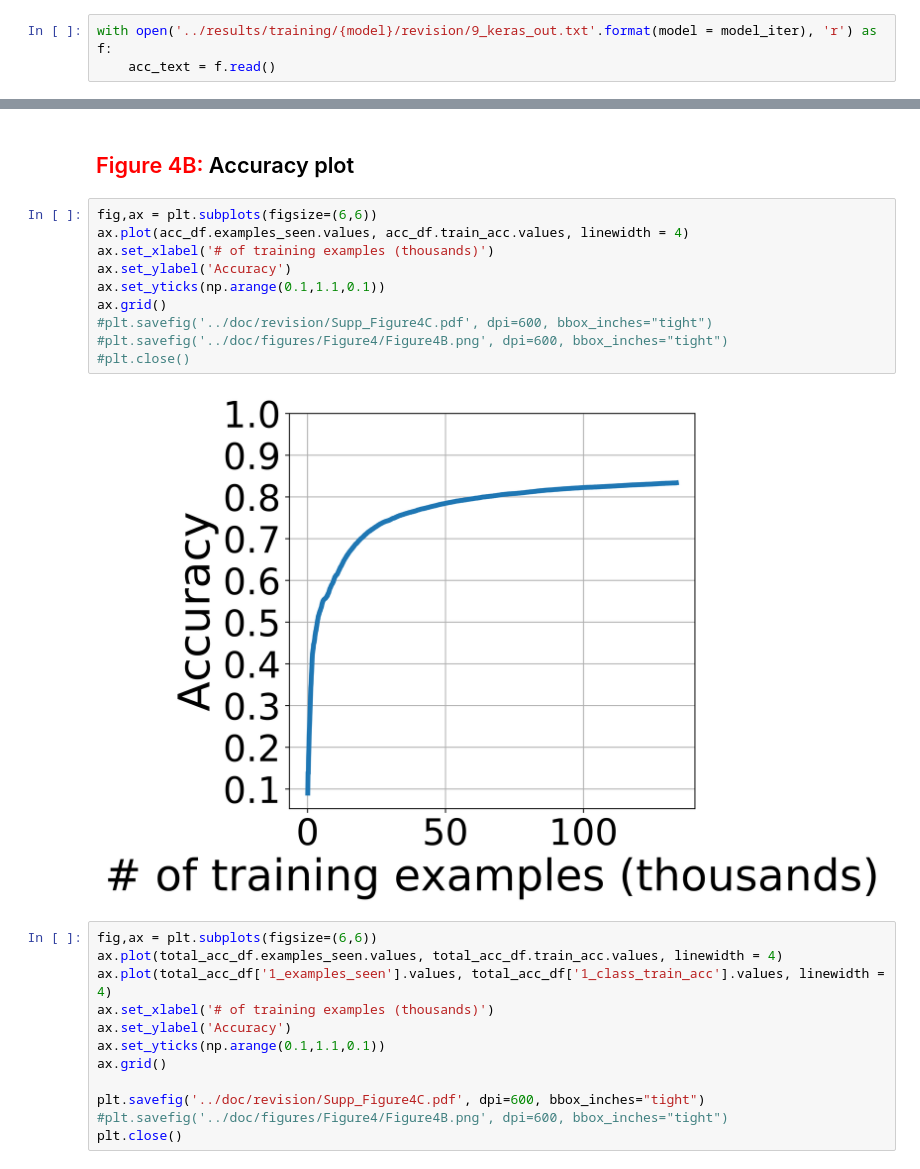
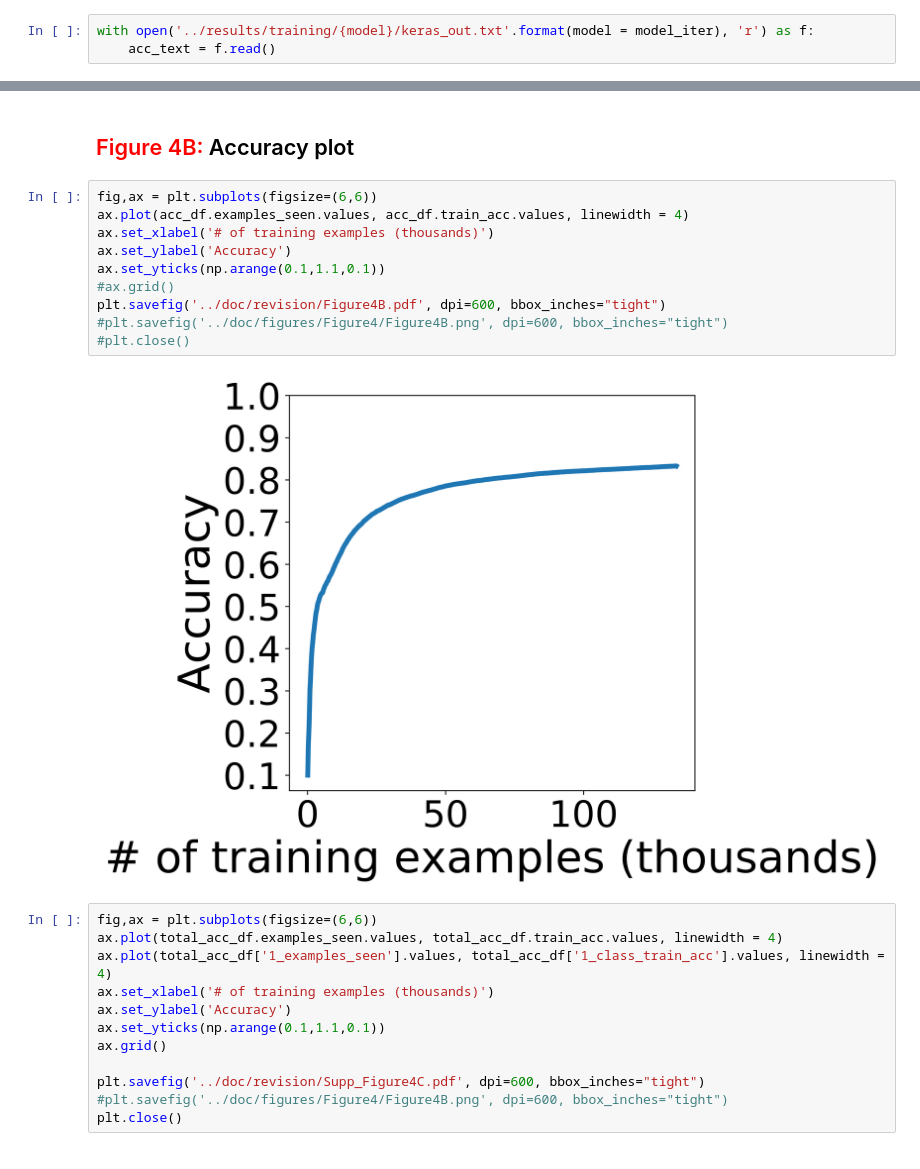
Before and after one commit to cartercompbio/PredictMEE, a Jupyter notebook: bin/AK_05_evaluateModel.ipynb, the cells around one changed output, grey strips where cells are left out. Saved outputs shown, nothing was run; the diff lists cells and outputs as text.

Commit message:
revision commit 4

```diff
--- a/bin/AK_05_evaluateModel.ipynb
+++ b/bin/AK_05_evaluateModel.ipynb
@@ -78,7 +78,7 @@ le.classes_ = np.load('../results/training/{model}/classes.npy'.format(model = m
 # %% [markdown]
 ### Load accuracy stats
 # %%
-with open('../results/training/{model}/revision/9_keras_out.txt'.format(model = model_iter), 'r') as f:
+with open('../results/training/{model}/keras_out.txt'.format(model = model_iter), 'r') as f:
     acc_text = f.read()
 # %% [markdown]
 ### Load grouping
@@ -120,15 +120,15 @@ acc_df["examples_seen"] = acc_df.apply(get_training, axis=1)
 # %%
 fig,ax = plt.subplots(figsize=(6,6))
 ax.plot(acc_df.examples_seen.values, acc_df.train_acc.values, linewidth = 4)
 ax.set_xlabel('# of training examples (thousands)')
 ax.set_ylabel('Accuracy')
 ax.set_yticks(np.arange(0.1,1.1,0.1))
-ax.grid()
-#plt.savefig('../doc/revision/Supp_Figure4C.pdf', dpi=600, bbox_inches="tight")
+#ax.grid()
+plt.savefig('../doc/revision/Figure4B.pdf', dpi=600, bbox_inches="tight")
 #plt.savefig('../doc/figures/Figure4/Figure4B.png', dpi=600, bbox_inches="tight")
 #plt.close()
 # %% [output]
-[figure, old version]
+[figure, new version]
 # %%
 fig,ax = plt.subplots(figsize=(6,6))
 ax.plot(total_acc_df.examples_seen.values, total_acc_df.train_acc.values, linewidth = 4)
```
Also changed, not shown: parts of 9 cells of this notebook, 3 other files.
